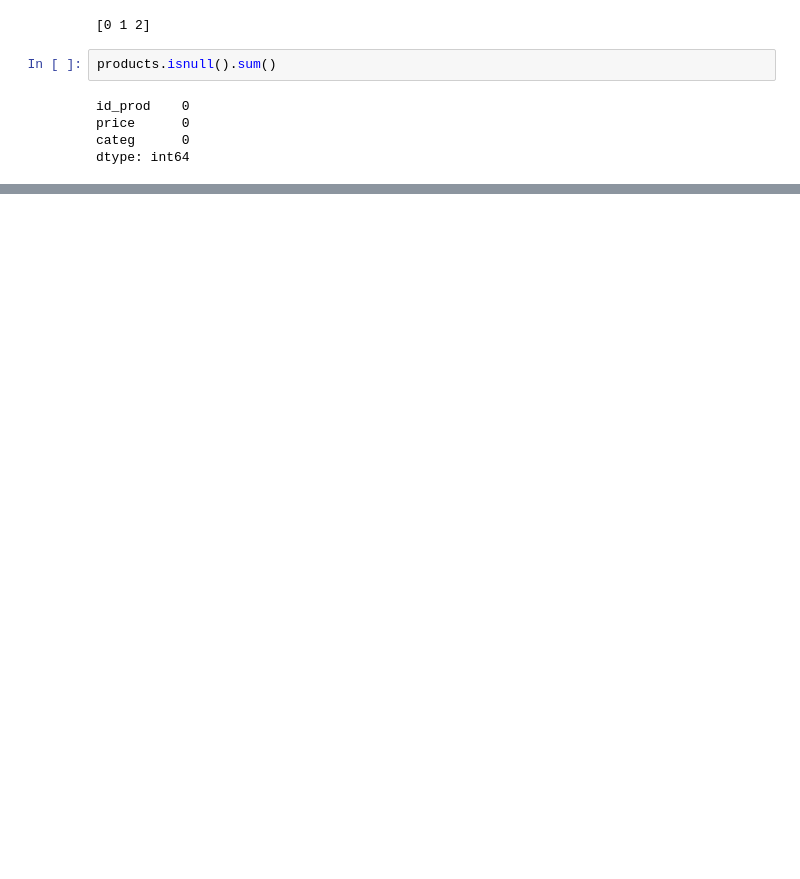
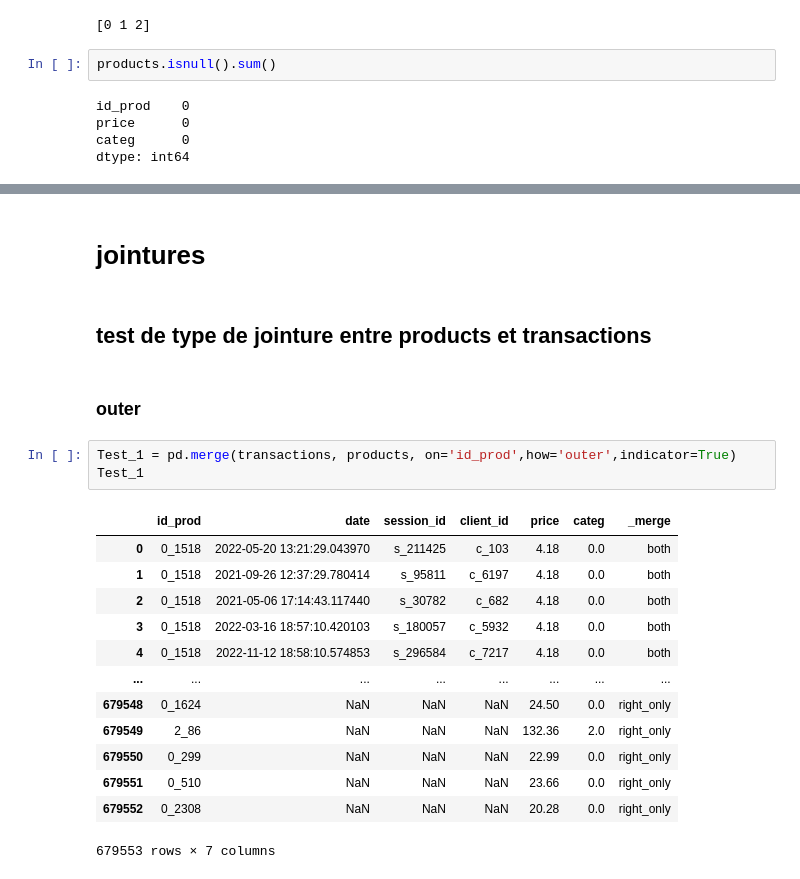
Before and after one commit to AntoineJBQ/Projet-6, a Jupyter notebook: projet 6.ipynb, the cells around one changed output, grey strips where cells are left out. Saved outputs shown, nothing was run; the diff lists cells and outputs as text; blank space fills up the shorter version.

Commit message:
jointures

```diff
--- a/projet 6.ipynb
+++ b/projet 6.ipynb
@@ -51,0 +141,23 @@ dtype: int64
+# %% [markdown]
+# jointures
+# %% [markdown]
+## test de type de jointure entre products et transactions
+# %% [markdown]
+### outer
+# %%
+Test_1 = pd.merge(transactions, products, on='id_prod',how='outer',indicator=True)
+Test_1
+# %% [output]
+|  | id_prod | date | session_id | client_id | price | categ | _merge |
+| 0 | 0_1518 | 2022-05-20 13:21:29.043970 | s_211425 | c_103 | 4.18 | 0.0 | both |
+| 1 | 0_1518 | 2021-09-26 12:37:29.780414 | s_95811 | c_6197 | 4.18 | 0.0 | both |
+| 2 | 0_1518 | 2021-05-06 17:14:43.117440 | s_30782 | c_682 | 4.18 | 0.0 | both |
+| 3 | 0_1518 | 2022-03-16 18:57:10.420103 | s_180057 | c_5932 | 4.18 | 0.0 | both |
+| 4 | 0_1518 | 2022-11-12 18:58:10.574853 | s_296584 | c_7217 | 4.18 | 0.0 | both |
+| ... | ... | ... | ... | ... | ... | ... | ... |
+| 679548 | 0_1624 | NaN | NaN | NaN | 24.50 | 0.0 | right_only |
+| 679549 | 2_86 | NaN | NaN | NaN | 132.36 | 2.0 | right_only |
+| 679550 | 0_299 | NaN | NaN | NaN | 22.99 | 0.0 | right_only |
+| 679551 | 0_510 | NaN | NaN | NaN | 23.66 | 0.0 | right_only |
+| 679552 | 0_2308 | NaN | NaN | NaN | 20.28 | 0.0 | right_only |
+679553 rows × 7 columns
```
Also changed, not shown: parts of 29 cells of this notebook.
